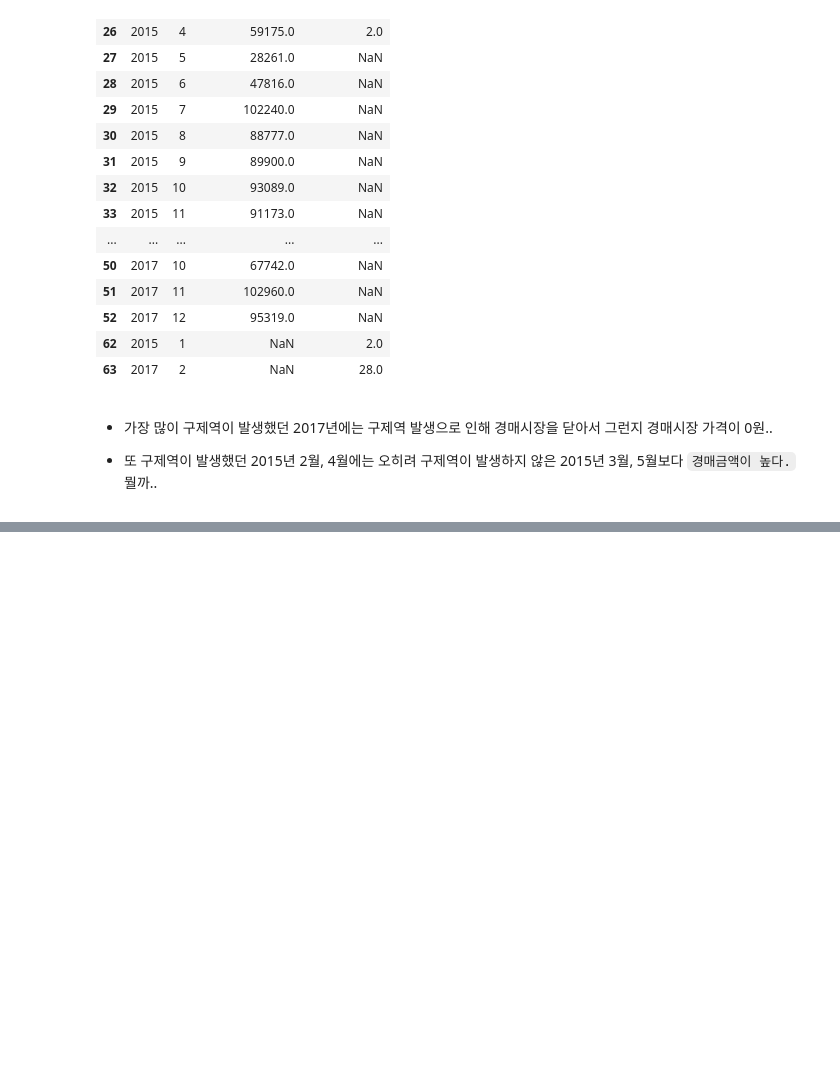
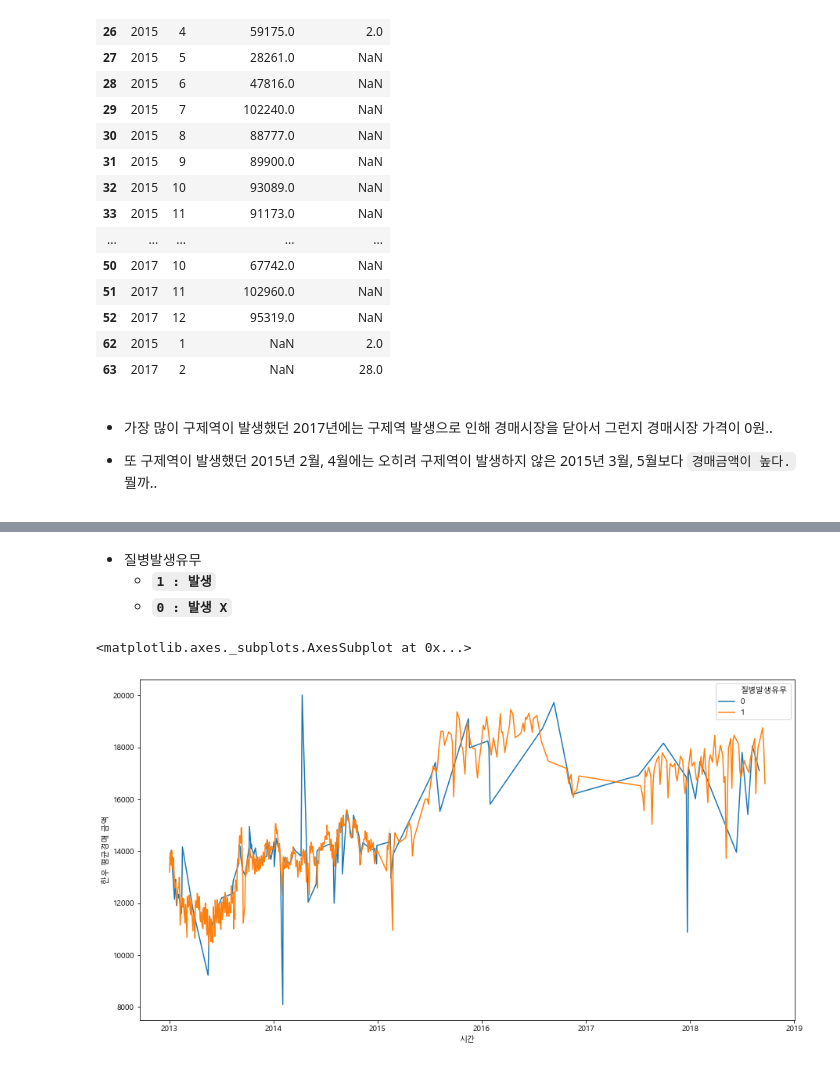
Before and after one commit to DSC-SCH/livestock-solution-project, a Jupyter notebook: eda/cow_disease_EDA.ipynb, the cells around one changed output, grey strips where cells are left out. Saved outputs shown, nothing was run; the diff lists cells and outputs as text; code cells hidden in the pictures; blank space fills up the shorter version.

```diff
--- a/eda/cow_disease_EDA.ipynb
+++ b/eda/cow_disease_EDA.ipynb
@@ -1100,0 +1387,6 @@ df_price_guje[(df_price_guje['연도'] == 2015) | (df_price_guje['연도'] == 20
+# %%
+# merge 하기 위해 공통칼럼명 '시간' 으로 수정
+df_cow_disease = df_cow_disease.rename(columns={'발생일자':'시간'})
+df_cow_price = df_cow_price.rename(columns={'경매시간':'시간'})
+print(df_cow_disease.head())
+print(df_cow_price.head())
@@ -1100,0 +1501,11 @@ df_price_guje[(df_price_guje['연도'] == 2015) | (df_price_guje['연도'] == 20
+# %% [markdown]
+* 질병발생유무
+    - **`1 : 발생`**
+    - **`0 : 발생 X`**
+# %%
+# 한우 평균경매 금액의 '평균'
+plt.figure(figsize=(15,8))
+sns.lineplot(data=df_merge, x='시간', y='한우 평균경매 금액', hue='질병발생유무')
+# %% [output]
+<matplotlib.axes._subplots.AxesSubplot at 0x...>
+[figure, added]
```
Also changed, not shown: parts of 43 cells of this notebook.
